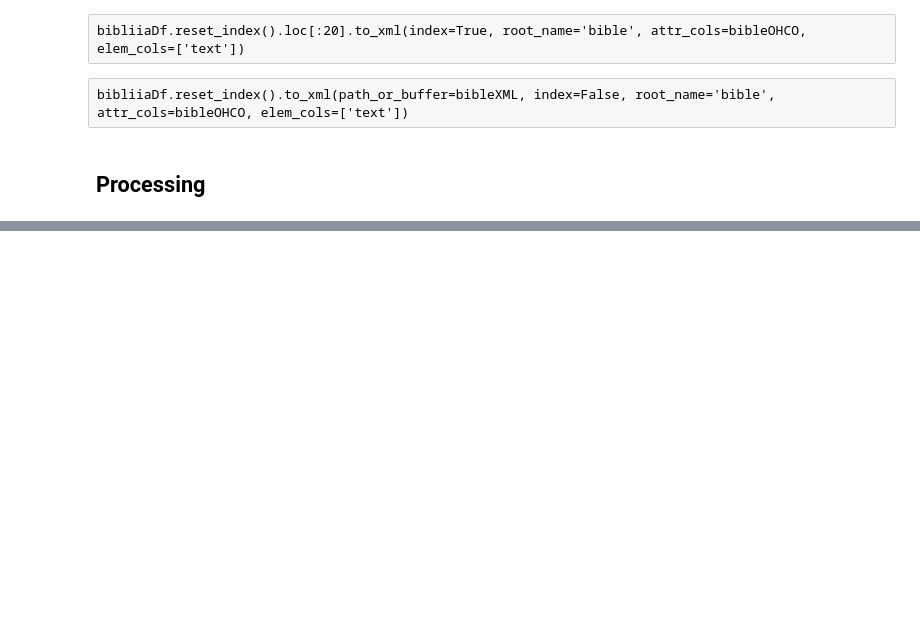
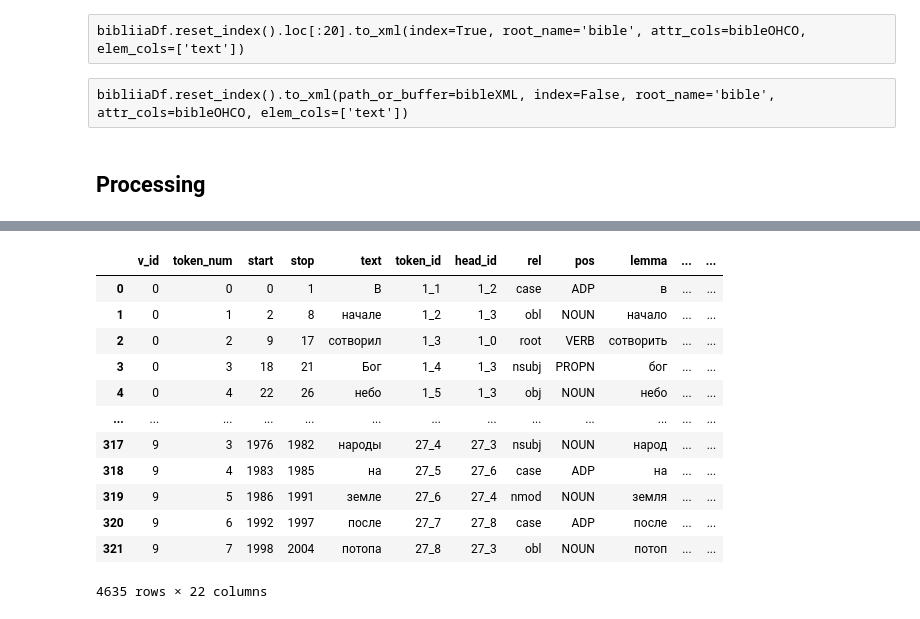
Before and after one commit to kollektivminds/russian-literary-bible, a Jupyter notebook: bible_processing.ipynb, the cells around one changed output, grey strips where cells are left out. Saved outputs shown, nothing was run; the diff lists cells and outputs as text; code cells hidden in the pictures; blank space fills up the shorter version.

```diff
--- a/bible_processing.ipynb
+++ b/bible_processing.ipynb
@@ -428,5 +440,5 @@ def nat_parse(textDf=BibTextDf, textCol='text', columns=tokenCols):
     return tokenDf
 # %%
 %%time
-tokenDf = nat_parse(BibTextDf).set_index(['v_id', 'token_num'])
+nat_parse(ChapsDf.iloc[:10])#.set_index(['v_id', 'token_num'])
 # %% [output]
@@ -433,0 +447,13 @@ KeyboardInterrupt:
+|  | v_id | token_num | start | stop | text | token_id | head_id | rel | pos | lemma | ... | ... |
+| 0 | 0 | 0 | 0 | 1 | В | 1_1 | 1_2 | case | ADP | в | ... | ... |
+| 1 | 0 | 1 | 2 | 8 | начале | 1_2 | 1_3 | obl | NOUN | начало | ... | ... |
+| 2 | 0 | 2 | 9 | 17 | сотворил | 1_3 | 1_0 | root | VERB | сотворить | ... | ... |
+| 3 | 0 | 3 | 18 | 21 | Бог | 1_4 | 1_3 | nsubj | PROPN | бог | ... | ... |
+| 4 | 0 | 4 | 22 | 26 | небо | 1_5 | 1_3 | obj | NOUN | небо | ... | ... |
+| ... | ... | ... | ... | ... | ... | ... | ... | ... | ... | ... | ... | ... |
+| 317 | 9 | 3 | 1976 | 1982 | народы | 27_4 | 27_3 | nsubj | NOUN | народ | ... | ... |
+| 318 | 9 | 4 | 1983 | 1985 | на | 27_5 | 27_6 | case | ADP | на | ... | ... |
+| 319 | 9 | 5 | 1986 | 1991 | земле | 27_6 | 27_4 | nmod | NOUN | земля | ... | ... |
+| 320 | 9 | 6 | 1992 | 1997 | после | 27_7 | 27_8 | case | ADP | после | ... | ... |
+| 321 | 9 | 7 | 1998 | 2004 | потопа | 27_8 | 27_3 | obl | NOUN | потоп | ... | ... |
+4635 rows × 22 columns
```
Also changed, not shown: parts of 34 cells of this notebook, 2 other files.
